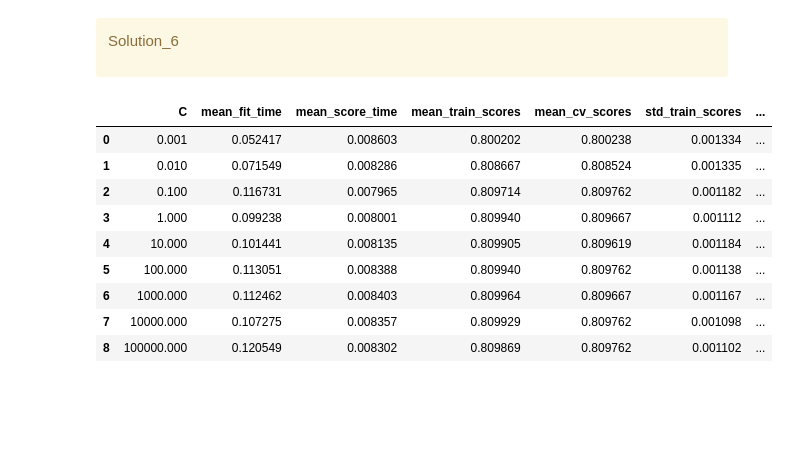
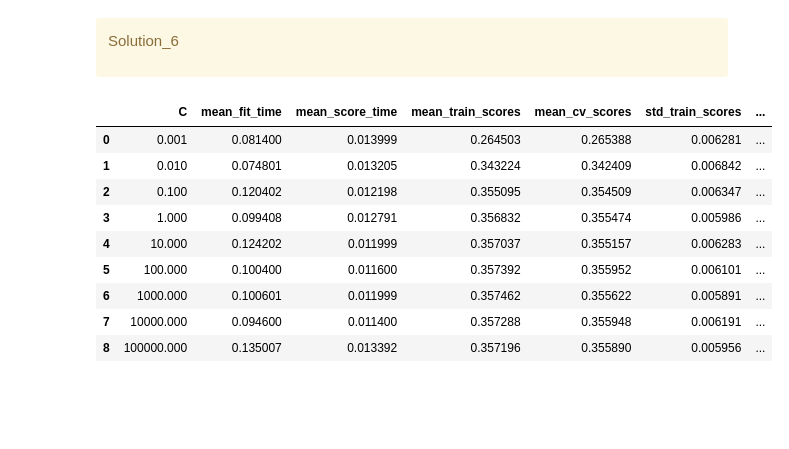
Before and after one commit to rdangyan/cs330, a Jupyter notebook: hw/hw5/hw5.ipynb, the cells around one changed output. Cells and saved outputs as stored; diff of their text form; code cells hidden in the pictures.

```diff
--- a/hw/hw5/hw5.ipynb
+++ b/hw/hw5/hw5.ipynb
@@ -418,37 +418,37 @@ Solution_6
 # %%
 # Adapted from Lecture 7
 scores_dict = {
     "C": 10.0 ** np.arange(-3, 6, 1),
     "mean_fit_time": list(),
     "mean_score_time": list(),
     "mean_train_scores": list(),
     "mean_cv_scores": list(),
     "std_train_scores": list(),
     "std_cv_score": list()
 }
 for C in scores_dict["C"]:
     pipe_ridge = make_pipeline(preprocessor, LogisticRegression(C=C, max_iter=200))
-    scores = cross_validate(pipe_ridge, X_train, y_train.values.ravel(), return_train_score=True)
+    scores = cross_validate(pipe_ridge, X_train, y_train.values.ravel(), return_train_score=True, scoring='f1')
     scores_dict["mean_fit_time"].append(scores["fit_time"].mean())
     scores_dict["mean_score_time"].append(scores["score_time"].mean())
     scores_dict["mean_train_scores"].append(scores["train_score"].mean())
     scores_dict["mean_cv_scores"].append(scores["test_score"].mean())
     scores_dict["std_train_scores"].append(scores["train_score"].std())
     scores_dict["std_cv_score"].append(scores["test_score"].std())
 
 results_df = pd.DataFrame(scores_dict)
 results_df
 # %% [output]
 |  | C | mean_fit_time | mean_score_time | mean_train_scores | mean_cv_scores | std_train_scores | ... |
-| 0 | 0.001 | 0.052417 | 0.008603 | 0.800202 | 0.800238 | 0.001334 | ... |
-| 1 | 0.010 | 0.071549 | 0.008286 | 0.808667 | 0.808524 | 0.001335 | ... |
-| 2 | 0.100 | 0.116731 | 0.007965 | 0.809714 | 0.809762 | 0.001182 | ... |
-| 3 | 1.000 | 0.099238 | 0.008001 | 0.809940 | 0.809667 | 0.001112 | ... |
-| 4 | 10.000 | 0.101441 | 0.008135 | 0.809905 | 0.809619 | 0.001184 | ... |
-| 5 | 100.000 | 0.113051 | 0.008388 | 0.809940 | 0.809762 | 0.001138 | ... |
-| 6 | 1000.000 | 0.112462 | 0.008403 | 0.809964 | 0.809667 | 0.001167 | ... |
-| 7 | 10000.000 | 0.107275 | 0.008357 | 0.809929 | 0.809762 | 0.001098 | ... |
-| 8 | 100000.000 | 0.120549 | 0.008302 | 0.809869 | 0.809762 | 0.001102 | ... |
+| 0 | 0.001 | 0.081400 | 0.013999 | 0.264503 | 0.265388 | 0.006281 | ... |
+| 1 | 0.010 | 0.074801 | 0.013205 | 0.343224 | 0.342409 | 0.006842 | ... |
+| 2 | 0.100 | 0.120402 | 0.012198 | 0.355095 | 0.354509 | 0.006347 | ... |
+| 3 | 1.000 | 0.099408 | 0.012791 | 0.356832 | 0.355474 | 0.005986 | ... |
+| 4 | 10.000 | 0.124202 | 0.011999 | 0.357037 | 0.355157 | 0.006283 | ... |
+| 5 | 100.000 | 0.100400 | 0.011600 | 0.357392 | 0.355952 | 0.006101 | ... |
+| 6 | 1000.000 | 0.100601 | 0.011999 | 0.357462 | 0.355622 | 0.005891 | ... |
+| 7 | 10000.000 | 0.094600 | 0.011400 | 0.357288 | 0.355948 | 0.006191 | ... |
+| 8 | 100000.000 | 0.135007 | 0.013392 | 0.357196 | 0.355890 | 0.005956 | ... |
 # %% [markdown]
 <!-- END QUESTION -->
 
```
Also changed, not shown: parts of 9 cells of this notebook.
